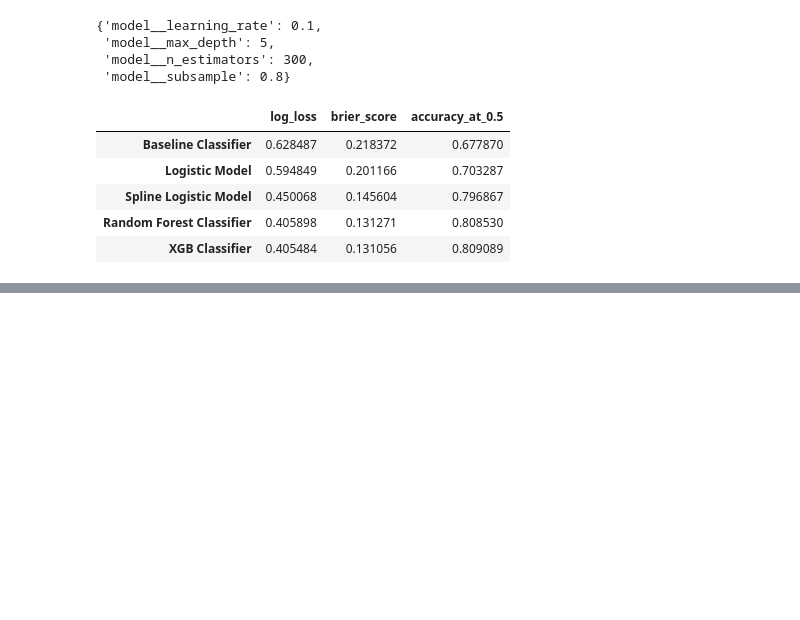
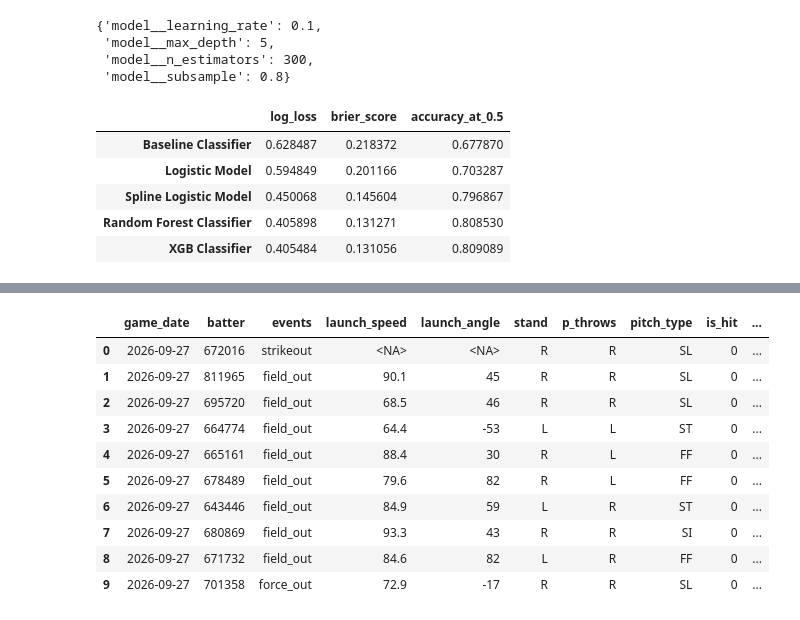
Before and after one commit to evanfroehlich/mlb_expected_stats_model, a Jupyter notebook: xBA_model.ipynb, the cells around one changed output, grey strips where cells are left out. Cells and saved outputs as stored; diff of their text form; code cells hidden in the pictures; blank space fills up the shorter version.

Commit message:
xba batter summaries

```diff
--- a/xBA_model.ipynb
+++ b/xBA_model.ipynb
@@ -342,3 +342,13 @@ metrics
 | Spline Logistic Model | 0.450068 | 0.145604 | 0.796867 |
 | Random Forest Classifier | 0.405898 | 0.131271 | 0.808530 |
 | XGB Classifier | 0.405484 | 0.131056 | 0.809089 |
+# %%
+hit = {'single', 'double', 'triple', 'home_run'}
+atbat = {'single', 'double', 'triple', 'home_run', 'field_out', 'strikeout', 'force_out', 'grounded_into_double_play',
+          'field_error', 'fielders_choice', 'double_play', 'fielders_choice_out', 'strikeout_double_play', 'triple_play'}
+
+raw.game_date = pd.to_datetime(raw.game_date)
+seasons = raw['game_date'].dt.year.to_numpy()
+data2026 = raw.loc[(seasons == 2026) & (raw.game_type == 'R') & (raw.events.isin(atbat))][['game_date', 'batter', 'events'] + rf_features].reset_index(drop = True)
+
+data2026.head(10)
@@ -344,0 +401,35 @@ metrics
+# %%
+is_bbe = data2026['events'].isin(bbe)
+has_missing = data2026.isna().any(axis = 1)
+strikeout = data2026['events'] == 'strikeout'
+data2026['is_hit'] = data2026['events'].isin(hit).astype('int')
+
+data2026.loc[(~has_missing | strikeout), 'xba'] = 0.0
+
+data2026.loc[(is_bbe & ~has_missing), 'xba'] = xgb_model.predict_proba(data2026.loc[(is_bbe & ~has_missing), rf_features])[:, 1]
+
+player_ids = (
+    playerid_reverse_lookup(data2026['batter'].unique())
+    [['key_mlbam', 'name_last', 'name_first']]
+    .rename(columns = {
+        'key_mlbam': 'batter',
+        'name_last': 'last_name',
+        'name_first': 'first_name'
+    })
+)
+
+data2026 = data2026.merge(player_ids, on = 'batter', how = 'left')
+
+data2026.head(10)
+# %% [output]
+|  | game_date | batter | events | launch_speed | launch_angle | stand | p_throws | pitch_type | is_hit | ... |
+| 0 | 2026-09-27 | 672016 | strikeout | <NA> | <NA> | R | R | SL | 0 | ... |
+| 1 | 2026-09-27 | 811965 | field_out | 90.1 | 45 | R | R | SL | 0 | ... |
+| 2 | 2026-09-27 | 695720 | field_out | 68.5 | 46 | R | R | SL | 0 | ... |
+| 3 | 2026-09-27 | 664774 | field_out | 64.4 | -53 | L | L | ST | 0 | ... |
+| 4 | 2026-09-27 | 665161 | field_out | 88.4 | 30 | R | L | FF | 0 | ... |
+| 5 | 2026-09-27 | 678489 | field_out | 79.6 | 82 | R | L | FF | 0 | ... |
+| 6 | 2026-09-27 | 643446 | field_out | 84.9 | 59 | L | R | ST | 0 | ... |
+| 7 | 2026-09-27 | 680869 | field_out | 93.3 | 43 | R | R | SI | 0 | ... |
+| 8 | 2026-09-27 | 671732 | field_out | 84.6 | 82 | L | R | FF | 0 | ... |
+| 9 | 2026-09-27 | 701358 | force_out | 72.9 | -17 | R | R | SL | 0 | ... |
```
Also changed, not shown: parts of 7 cells of this notebook.
